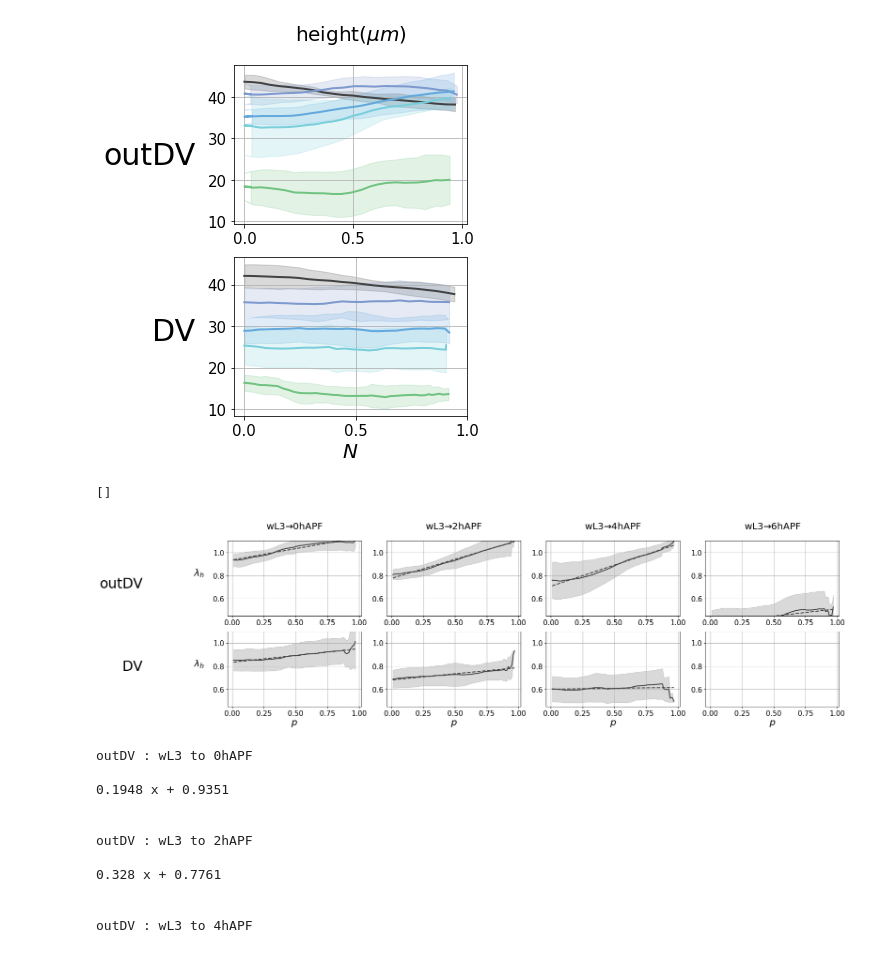
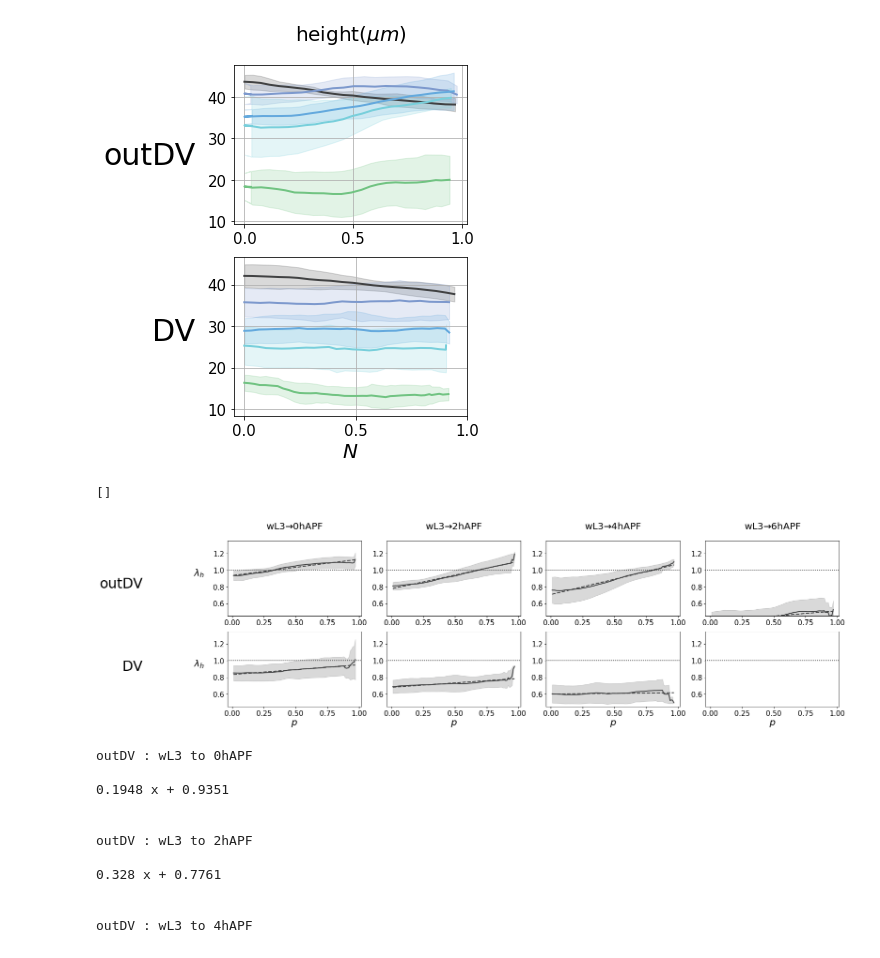
Before and after one commit to abhijeetkrishna/-WingDiscEversion_theory, a Jupyter notebook: data_analysis/prop_comparison_analysis.ipynb, the cells around one changed output. Drawn from its saved outputs; the diff is of its cells as text; code cells hidden in the pictures.

```diff
--- a/data_analysis/prop_comparison_analysis.ipynb
+++ b/data_analysis/prop_comparison_analysis.ipynb
@@ -1184,6 +1190,8 @@ for i in range(len(rois)):
 
         row = pd.DataFrame({
             'stage' : j,
+            'stage_init' : devstage_init,
+            'stage_final' : devstage_final,
             'stage_name' : devstage_init + " to " + devstage_final,
             'prop' : prop_name,
             'value' : [coeffs],
@@ -1315,7 +1323,8 @@ for i in range(nbrows):
                          mean_linestyle='--',error_style = None, mean_label = 'fit'
                         )
         #ax.legend()
-        ax.grid()
+        ax.grid(visible = False)
+        ax.axhline(y = 1, color = "black", linestyle = "dotted")
 
 
 fig.tight_layout()
@@ -1385,6 +1394,8 @@ for i in range(len(rois)):
 
         row = pd.DataFrame({
             'stage' : j,
+            'stage_init' : devstage_init,
+            'stage_final' : devstage_final,
             'stage_name' : devstage_init + " to " + devstage_final,
             'prop' : prop_name,
             'value' : [coeffs],
@@ -1460,6 +1471,8 @@ for i in range(len(rois)):
 
         row = pd.DataFrame({
             'stage' : j,
+            'stage_init' : devstage_init,
+            'stage_final' : devstage_final,
             'stage_name' : devstage_init + " to " + devstage_final,
             'prop' : prop_name,
             'value' : [coeffs_anisotropic],
@@ -1970,12 +1979,12 @@ for i in range(nbrows):
             xticks = [0, 0.25, 0.5, 0.75, 1]
             #yticks = [0.8,0.9,1,1.1, 1.2 ]
             #xlim = (0,155)
-            ylim = (0.45, 1.1)
+            ylim = (0.45, 1.35)
         else:
             xticks = [0, 0.25, 0.5, 0.75, 1]
             #yticks = [0.8, 0.9, 1, 1.1, 1.2]
             #xlim = (0,780)
-            ylim = (0.45, 1.1)
+            ylim = (0.45, 1.35)
 
         ax = get_subplot(ax, df = None, #el_diff,
                          stat_df = height_diff_stat, query_str = query_str, x_col = 'dist_beta', y_col = prop+'_diff',
@@ -1994,7 +2003,8 @@ for i in range(nbrows):
                         )
 
         #ax.legend()
-        ax.grid()
+        ax.grid(visible = False)
+        ax.axhline(y = 1, color ="black", linestyle = "dotted")
 
 
 fig.tight_layout()
@@ -2004,34 +2014,34 @@ plt.ylabel('', fontsize = 40, labelpad = 70, rotation = 0)
 
 plt.xlim(-0.5,nbcols -0.5)
 plt.ylim(-0.5, nbrows -0.5)
 
 #tick_intervals_x = col_vals
 tick_intervals_y = [0, 1]
 
 #tick_intervals_x_str = [str(round(x,2)) for x in tick_intervals_x]
 tick_intervals_y_str = ['DV', 'outDV']
 
 main_ax.tick_params(axis=u'both', which=u'both', length = 0, labelsize = 15,
                     pad = 50, # if two columns
                     #pad = 30, #if four columns
                     rotation = 0)
 
 #plt.xticks(range(len(col_vals)), tick_intervals_x_str, fontsize = 40)
 main_ax.set_yticks(tick_intervals_y)
 main_ax.set_yticklabels(tick_intervals_y_str, fontsize = 30, x = -0.1)
 
 #main_ax.axvline(x = 0.42, color = 'blue', linewidth = 5)
 
 main_ax.set_xticks([])
 #plt.yticks([], [], fontsize = 40)
 
 
 
 #os.makedirs('plots/',exist_ok=True)
 #plt.savefig('plots/DDk_Dt_twoPanels.pdf', bbox_inches = 'tight')
 # %% [output]
 []
-[figure, old version]
+[figure, new version]
 # %%
 #Printing the fit lines
 
```
Also changed, not shown: parts of 8 cells of this notebook, 50 other files.
